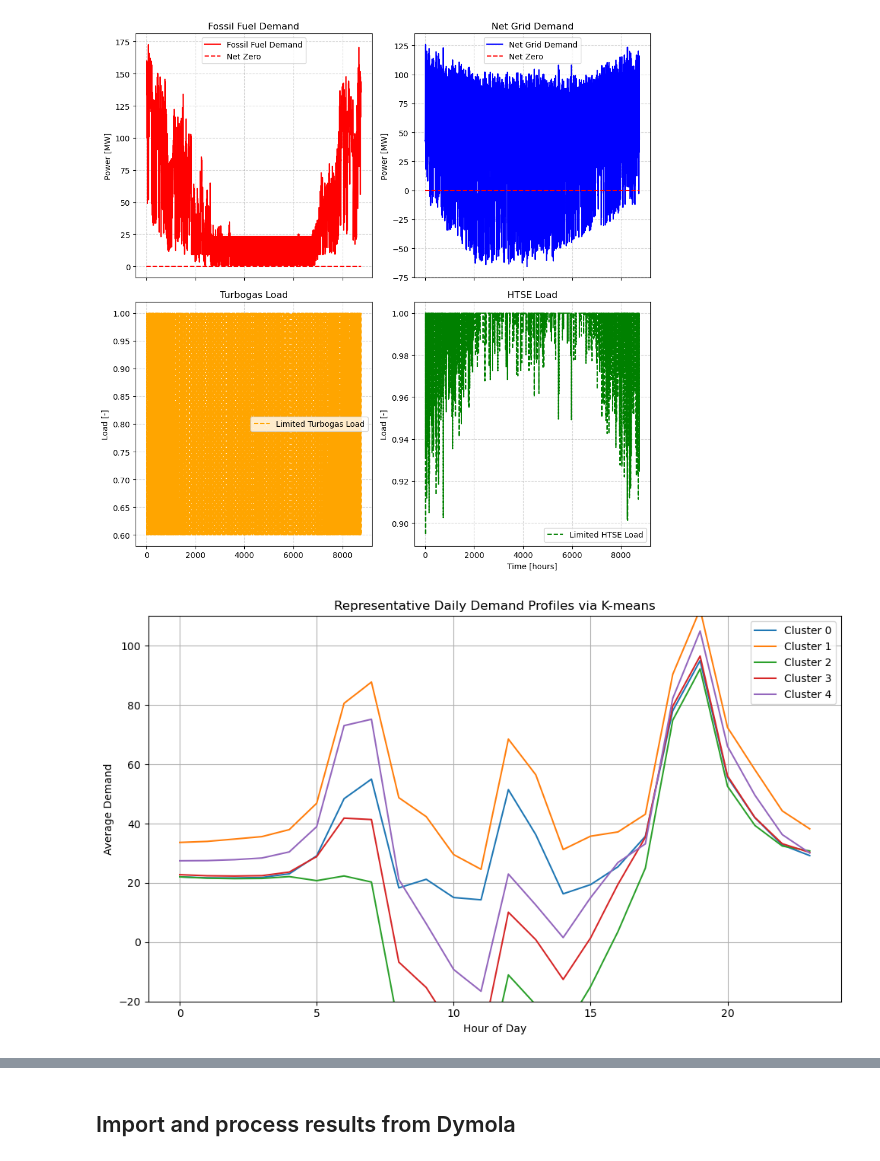
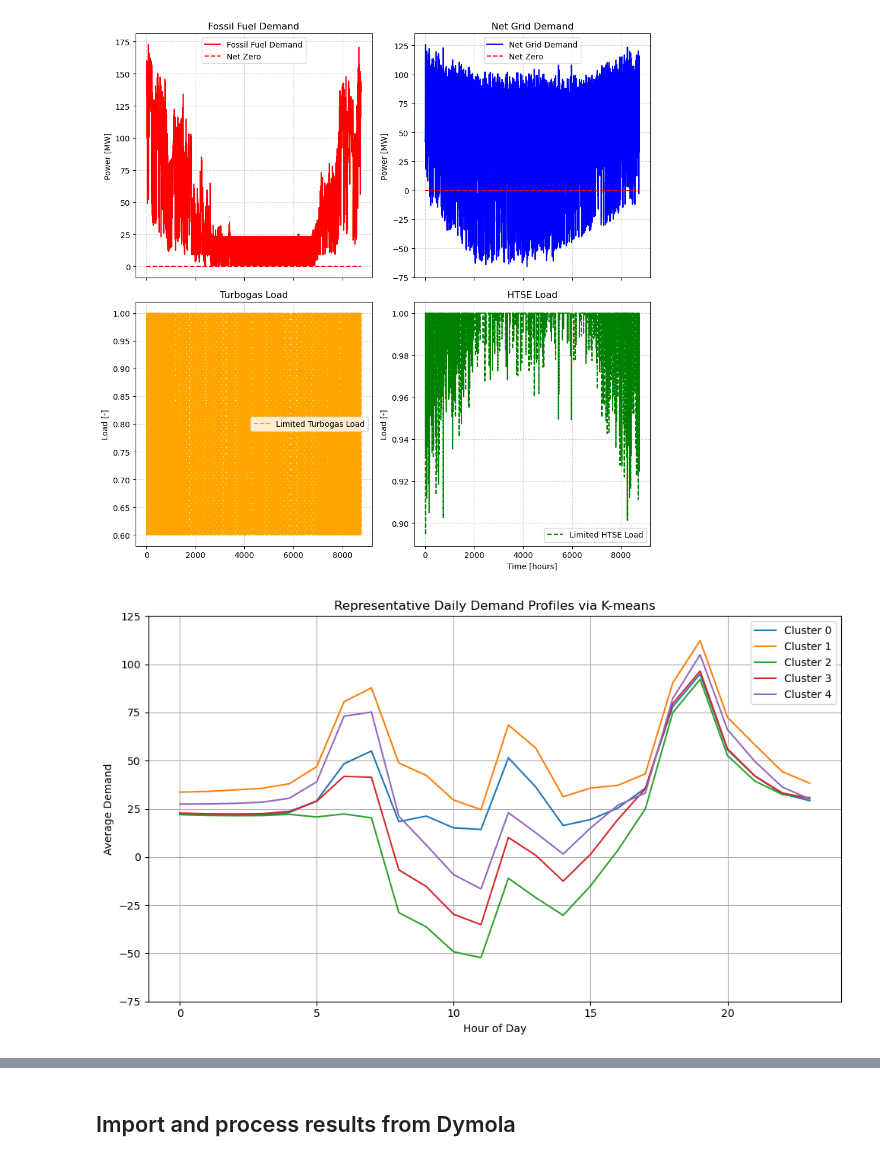
Before and after one commit to simo-pagliu/INRE, a Jupyter notebook: Energy Demand.ipynb, the cells around one changed output, grey strips where cells are left out. Saved outputs shown, nothing was run; the diff lists cells and outputs as text; code cells hidden in the pictures.

```diff
--- a/Energy Demand.ipynb
+++ b/Energy Demand.ipynb
@@ -902,29 +864,27 @@ net_grid_days = np.array(Net_grid).reshape((365, 24))
 # %%
-# Simulate placeholder input data arrays
-N_HOURS = 8760
-N_DAYS = 365
-N_CLUSTERS = 5
+# Reshape into a 2D array: days x hours
+net_grid_days = np.array(Net_grid).reshape((365, 24))
 
 # Cluster based on Net_grid
 kmeans = KMeans(n_clusters=N_CLUSTERS, random_state=42)
 labels = kmeans.fit_predict(net_grid_days)
 centroids = kmeans.cluster_centers_
 
 # Plot each cluster centroid
 plt.figure(figsize=(10, 6))
 for i in range(N_CLUSTERS):
     plt.plot(centroids[i], label=f"Cluster {i}")
 plt.xlabel("Hour of Day")
 plt.ylabel("Average Demand")
 plt.title("Representative Daily Demand Profiles via K-means")
 plt.legend()
 plt.grid(True)
 plt.tight_layout()
-plt.ylim(-20,110)
+plt.ylim(-75,125)
 plt.savefig(f"./Exports/Results/Scenario_{scenario_choice}/Representative_Daily_Profiles.png")
 plt.show()
 # %% [output]
-[figure, old version]
+[figure, new version]
 # %%
 # Group all variables by cluster and compute the average 24-hour profile
 def reshape_and_average(data, labels, n_clusters):
```
Also changed, not shown: parts of 37 cells of this notebook.
